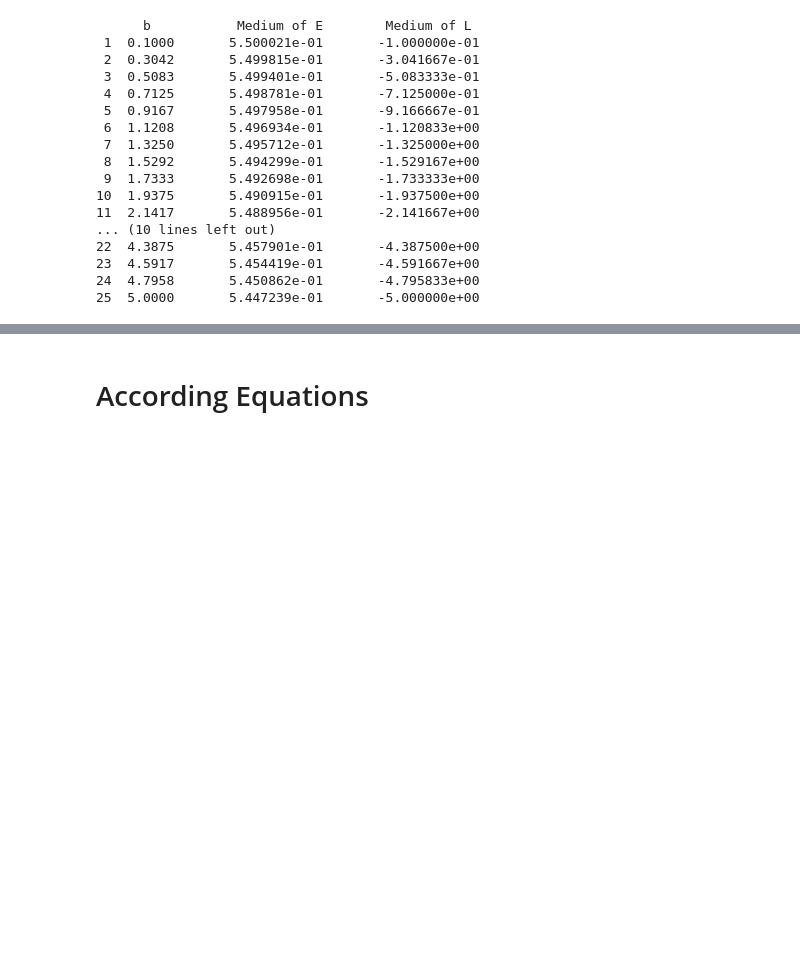
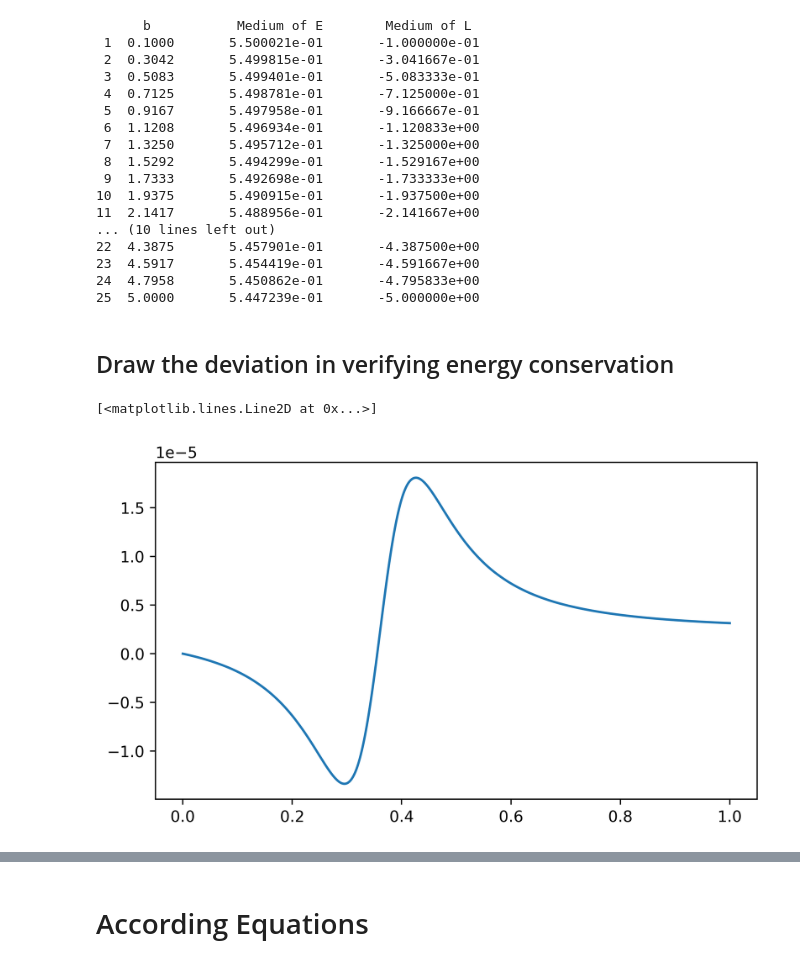
Before and after one commit to Wangxuechi/Rutherford-scattering-CUHK-2024-PHYS-1113-short-project, a Jupyter notebook: project.ipynb, the cells around one changed output, grey strips where cells are left out. Drawn from its saved outputs; the diff is of its cells as text; code cells hidden in the pictures; blank space fills up the shorter version.

Commit message:
Add explanation of numerical deviation
Add explanation of numerical deviation of verification of energy conservation.

```diff
--- a/project.ipynb
+++ b/project.ipynb
@@ -47,7 +47,7 @@ def cal_X_Y(b):
     V_Y = np.array([V_Y0])
     X = np.array([X_0])
     Y = np.array([Y_0])
-    while (np.sqrt(X[-1]**2 + Y[-1]**2) < 12): # R < 15
+    while (np.sqrt(X[-1]**2 + Y[-1]**2) < 18): # R < 12
         X = np.append(X, X[-1] + delta_tau * V_X[-1])
         Y = np.append(Y, Y[-1] + delta_tau * V_Y[-1])
         A_X = X[-1]/(2*(np.sqrt(X[-1]**2 + Y[-1]**2)**3))
@@ -293,3 +293,13 @@ for i in np.linspace(0.1,5,25):
 23  4.5917       5.454419e-01       -4.591667e+00
 24  4.7958       5.450862e-01       -4.795833e+00
 25  5.0000       5.447239e-01       -5.000000e+00
+# %% [markdown]
+## Draw the deviation in verifying energy conservation
+# %%
+(X, Y, V_X, V_Y) = cal_X_Y(2)
+E = 0.5*(V_X**2 + V_Y**2)+0.5/np.sqrt(X**2+Y**2)
+plt.figure(figsize=(38.4/5.5, 21.6/5.5), dpi=550)
+plt.plot(np.linspace(0,1,len(E)), E-E[0])
+# %% [output]
+[<matplotlib.lines.Line2D at 0x...>]
+[figure, added]
```
Also changed, not shown: parts of 2 cells of this notebook.
